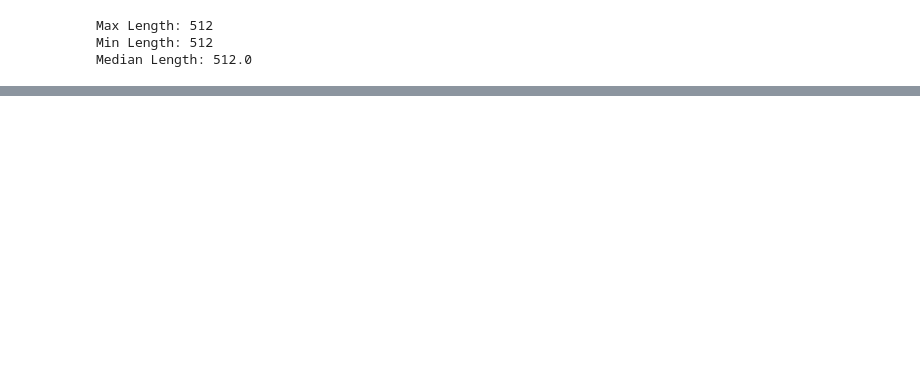
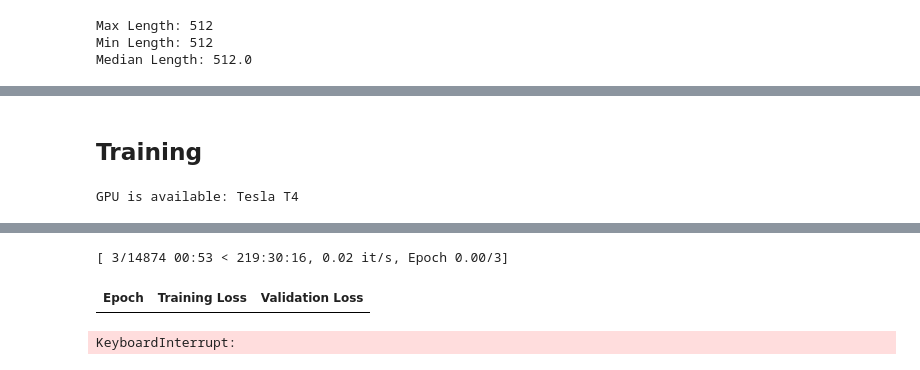
Before and after one commit to otnemrasordep/DadaGP-track-processing, a Jupyter notebook: bandGP.ipynb, the cells around one changed output, grey strips where cells are left out. Saved outputs shown, nothing was run; the diff lists cells and outputs as text; code cells hidden in the pictures; blank space fills up the shorter version.

Commit message:
starting fine-tuning

```diff
--- a/bandGP.ipynb
+++ b/bandGP.ipynb
@@ -305,0 +285,7 @@ attention_mask
+# %%
+# Remove unnecessary columns for fine-tuning
+tokenized_train = tokenized_train.remove_columns(["text", "input_text", "target_text"])
+tokenized_validation = tokenized_validation.remove_columns(["text", "input_text", "target_text"])
+
+print(tokenized_train)
+print(tokenized_validation)
@@ -305,0 +301,13 @@ attention_mask
+# %% [markdown]
+## Training
+# %%
+# sanity check GPU
+import torch
+
+# Check if GPU is available
+if torch.cuda.is_available():
+    print(f"GPU is available: {torch.cuda.get_device_name(0)}")
+else:
+    print("GPU not available, using CPU instead.")
+# %% [output]
+GPU is available: Tesla T4
@@ -305,0 +324,39 @@ attention_mask
+# %%
+from transformers import Seq2SeqTrainingArguments
+
+# Define Seq2SeqTrainingArguments
+training_args = Seq2SeqTrainingArguments(
+    output_dir="./t5_finetune_dgdgb-drums",  # Directory to save model checkpoints
+    evaluation_strategy="epoch",            # Evaluate at the end of each epoch
+    learning_rate=5e-5,                     # Learning rate
+    per_device_train_batch_size=8,          # Batch size for training
+    per_device_eval_batch_size=8,           # Batch size for evaluation
+    num_train_epochs=3,                     # Number of epochs
+    weight_decay=0.01,                      # Regularization
+    save_strategy="epoch",                  # Save checkpoints after each epoch
+    logging_dir="./logs",                   # Logging directory
+    logging_steps=100,                      # Log every 100 steps
+    save_total_limit=2,                     # Keep only the 2 most recent checkpoints
+    load_best_model_at_end=True,            # Load best model at the end of training
+    predict_with_generate=True,             # Generate predictions during evaluation
+    fp16=True,                              # Enable mixed precision for faster training
+    seed=42                                 # Random seed for reproducibility
+)
+
+# Initialize Trainer
+trainer = Trainer(
+    model=model,                                # T5 model
+    args=training_args,                         # Training arguments
+    train_dataset=tokenized_train,              # Training dataset
+    eval_dataset=tokenized_validation,          # Validation dataset
+    tokenizer=tokenizer,                        # Tokenizer for preprocessing
+    data_collator=data_collator                 # Data collator for dynamic padding
+)
+# %%
+# Train the model
+trainer.train()
+
+# Save the final model and tokenizer
+model.save_pretrained("./t5_finetune_dgdgb-drums_final")
+tokenizer.save_pretrained("./t5_finetune_dgdgb-drums_final")
+# %% [output]
@@ -305,0 +365,3 @@ attention_mask
+[ 3/14874 00:53 < 219:30:16, 0.02 it/s, Epoch 0.00/3]
+| Epoch | Training Loss | Validation Loss |
+KeyboardInterrupt:
```
Also changed, not shown: parts of 11 cells of this notebook.
